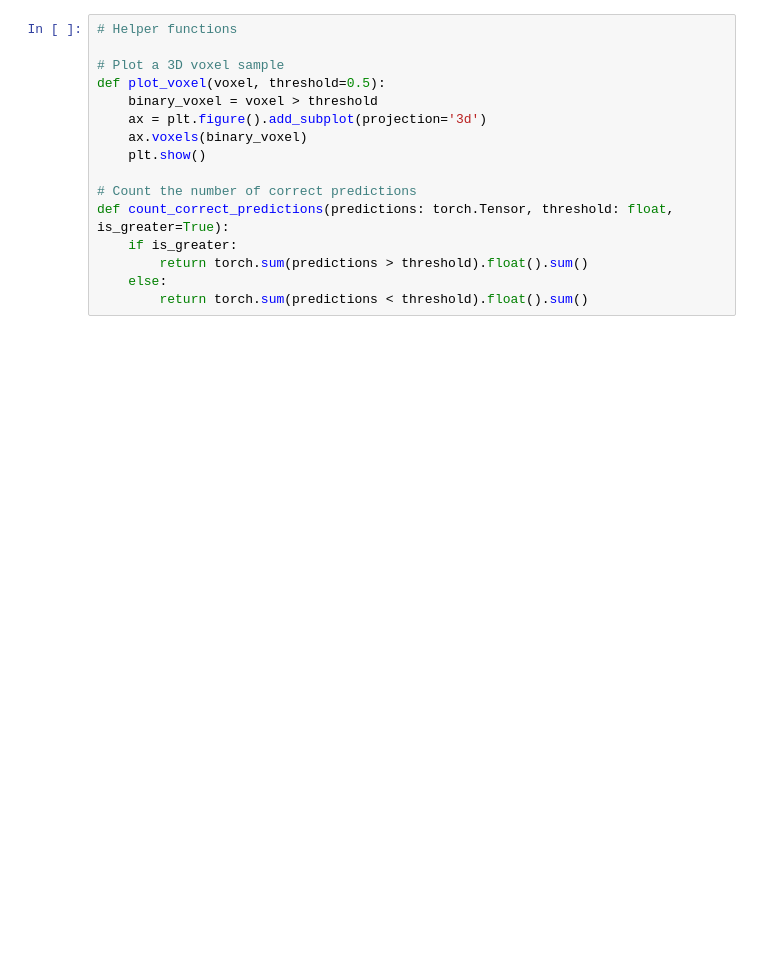
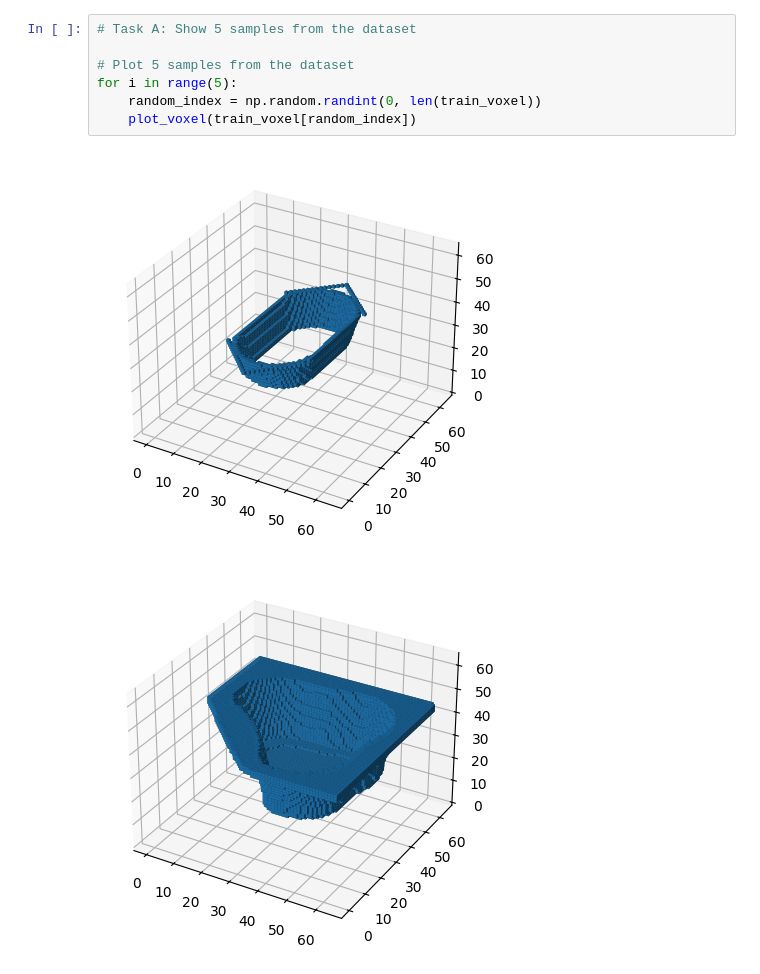
Before and after one commit to buzzCraft/ACIT-4030, a Jupyter notebook: 3d_gan_notes.ipynb, the cells around one changed output. Cells and saved outputs as stored; diff of their text form; blank space fills up the shorter version.

```diff
--- a/3d_gan_notes.ipynb
+++ b/3d_gan_notes.ipynb
@@ -159,18 +227,12 @@ class Discriminator(torch.nn.Module):
         x = self.out(x)
         return x
-# %%
-# Helper functions
-
-# Plot a 3D voxel sample
-def plot_voxel(voxel, threshold=0.5):
-    binary_voxel = voxel > threshold
-    ax = plt.figure().add_subplot(projection='3d')
-    ax.voxels(binary_voxel)
-    plt.show()
-
-# Count the number of correct predictions
-def count_correct_predictions(predictions: torch.Tensor, threshold: float, is_greater=True):
-    if is_greater:
-        return torch.sum(predictions > threshold).float().sum()
-    else:
-        return torch.sum(predictions < threshold).float().sum()
+# %%
+# Task A: Show 5 samples from the dataset
+
+# Plot 5 samples from the dataset
+for i in range(5):
+    random_index = np.random.randint(0, len(train_voxel))
+    plot_voxel(train_voxel[random_index])
+# %% [output]
+[figure, added]
+[figure, added]
```
Also changed, not shown: parts of 15 cells of this notebook.
